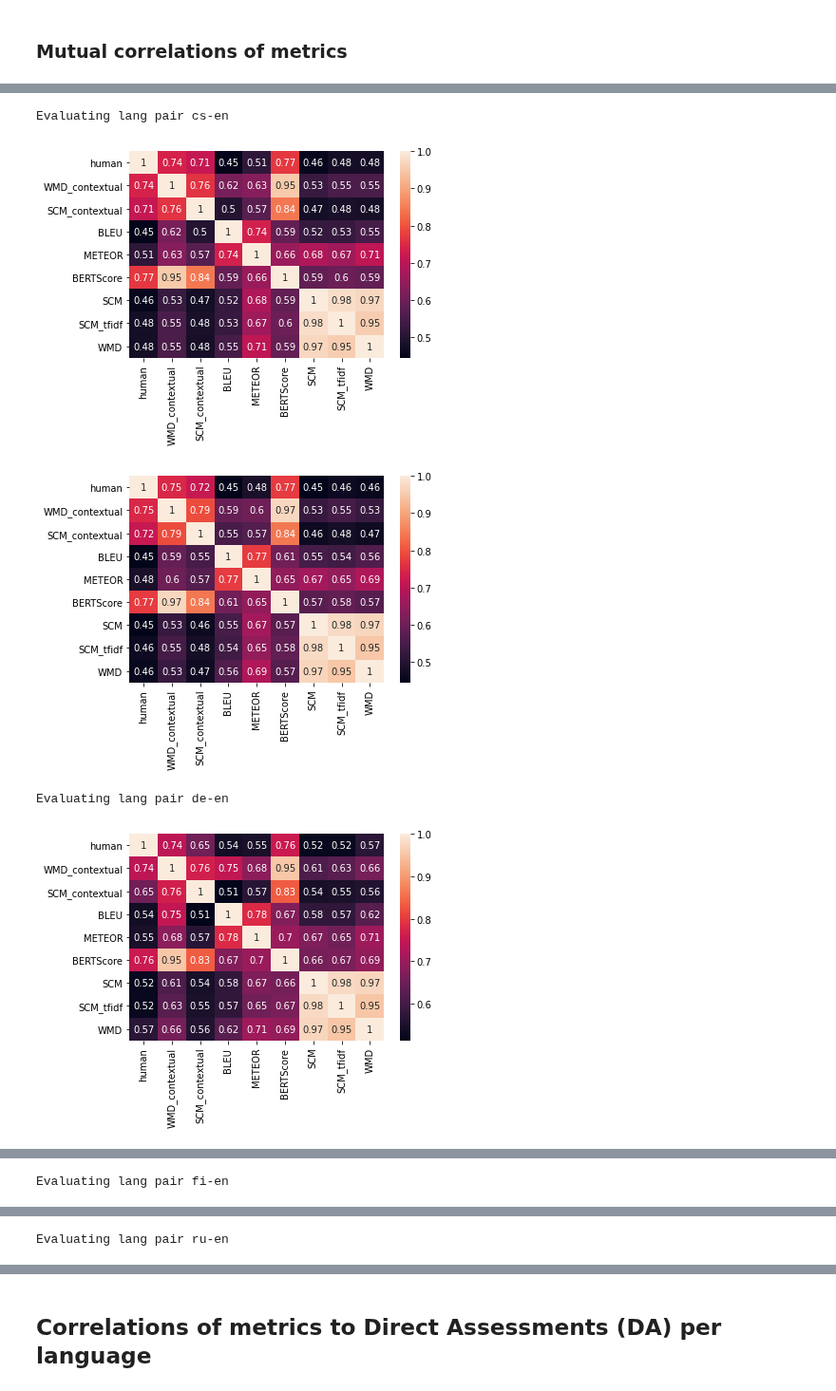
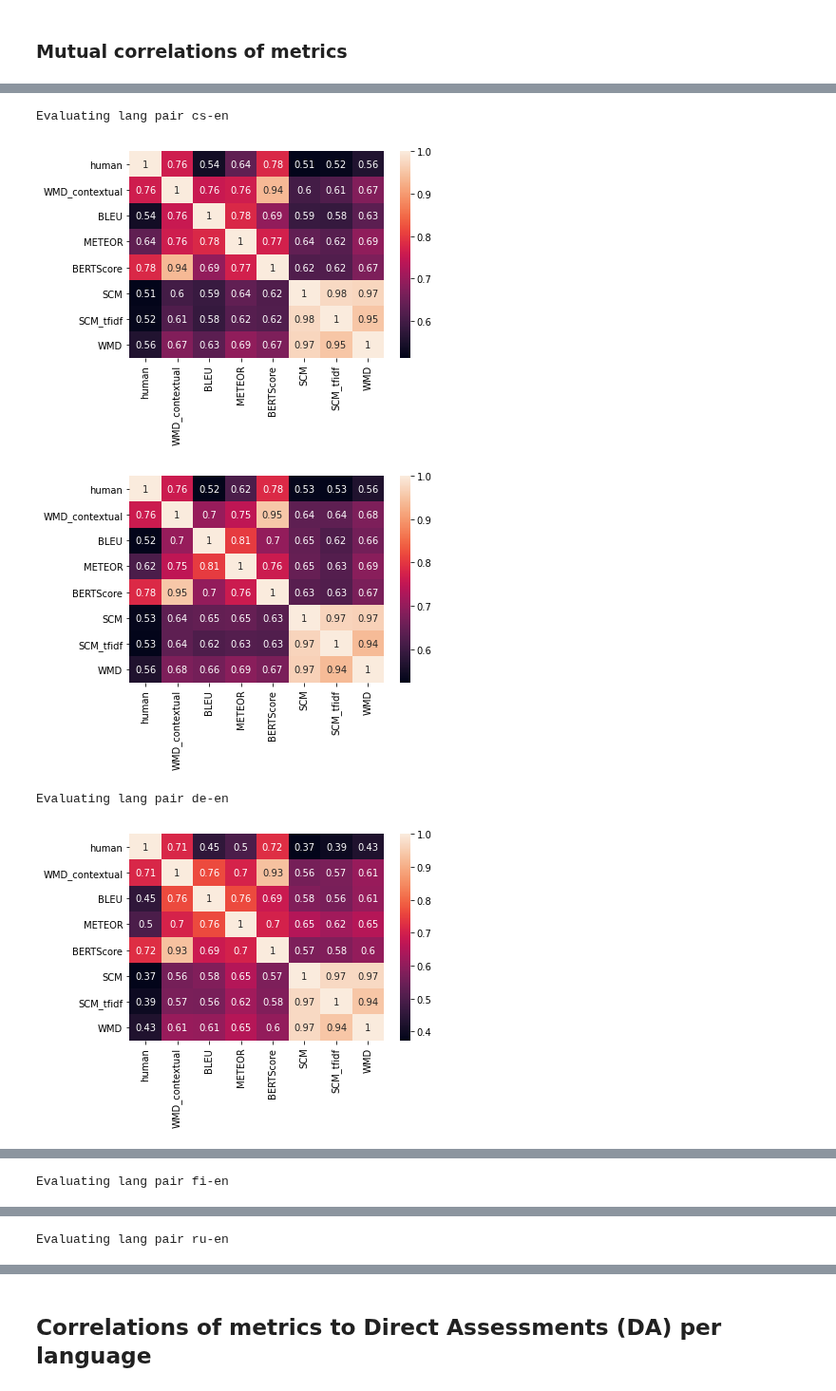
Before and after one commit to MIR-MU/regemt, a Jupyter notebook: correlations_wmd15.ipynb, the cells around one changed output, grey strips where cells are left out. Shown at 95% size. Drawn from its saved outputs; the diff is of its cells as text; code cells hidden in the pictures.

Commit message:
Update notebooks with results for firstn=None

```diff
--- a/correlations_wmd15.ipynb
+++ b/correlations_wmd15.ipynb
@@ -14,7 +21,9 @@ import matplotlib.pyplot as plt
 # %%
+%%time
+
 metrics = [
     ContextualWMD(tgt_lang="en"),
-    ContextualSCM(tgt_lang="en"),
+    # ContextualSCM(tgt_lang="en"),
     BLEU(),
     METEOR(),
     BERTScore(tgt_lang="en"),
@@ -34,7 +43,7 @@ selected_lang_pairs = [pair for pair in langs if pair.split("-")[-1] == "en"]
 
 for lang_pair in selected_lang_pairs:
     print("Evaluating lang pair %s" % lang_pair)
-    evaluator = Evaluator("data_dir", lang_pair, metrics, judgements_type="DA")
+    evaluator = Evaluator("data_dir", lang_pair, metrics, judgements_type="DA", firstn=None)
     report = evaluator.evaluate()
     reports.append(report)
 
@@ -71,5 +83,5 @@ for lang_pair in selected_lang_pairs:
 Evaluating lang pair cs-en
-[figure, old version]
+[figure, new version]
-[figure, old version]
+[figure, new version]
 Evaluating lang pair de-en
-[figure, old version]
+[figure, new version]
```
Also changed, not shown: parts of 4 cells of this notebook, 1 other file.
